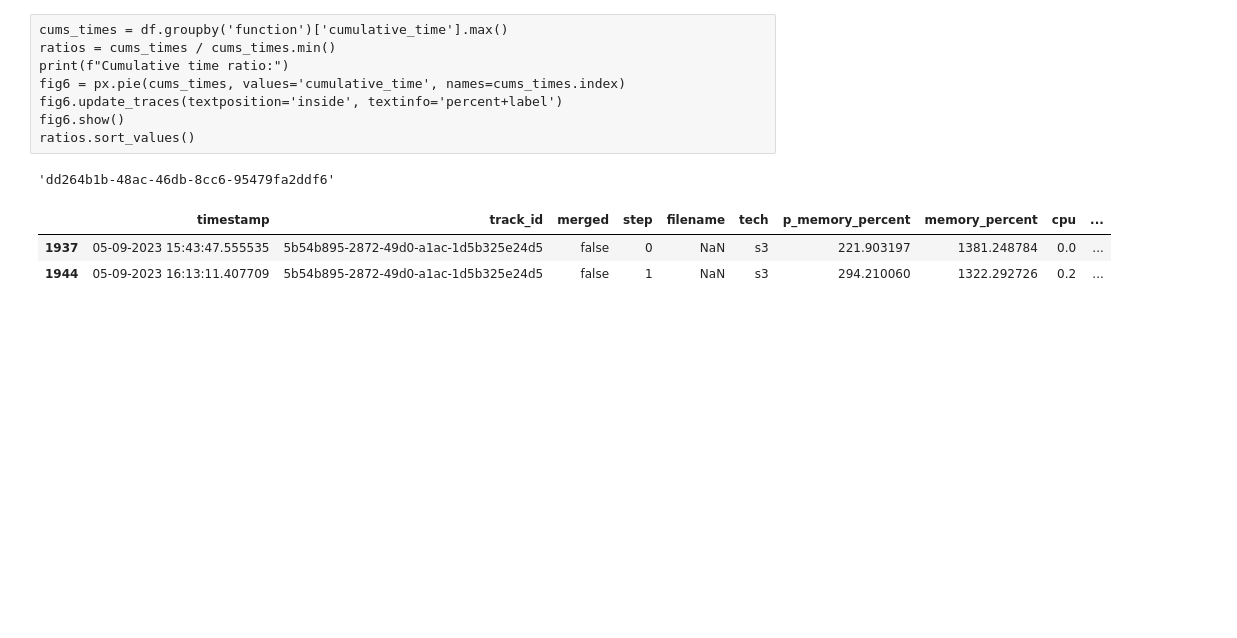
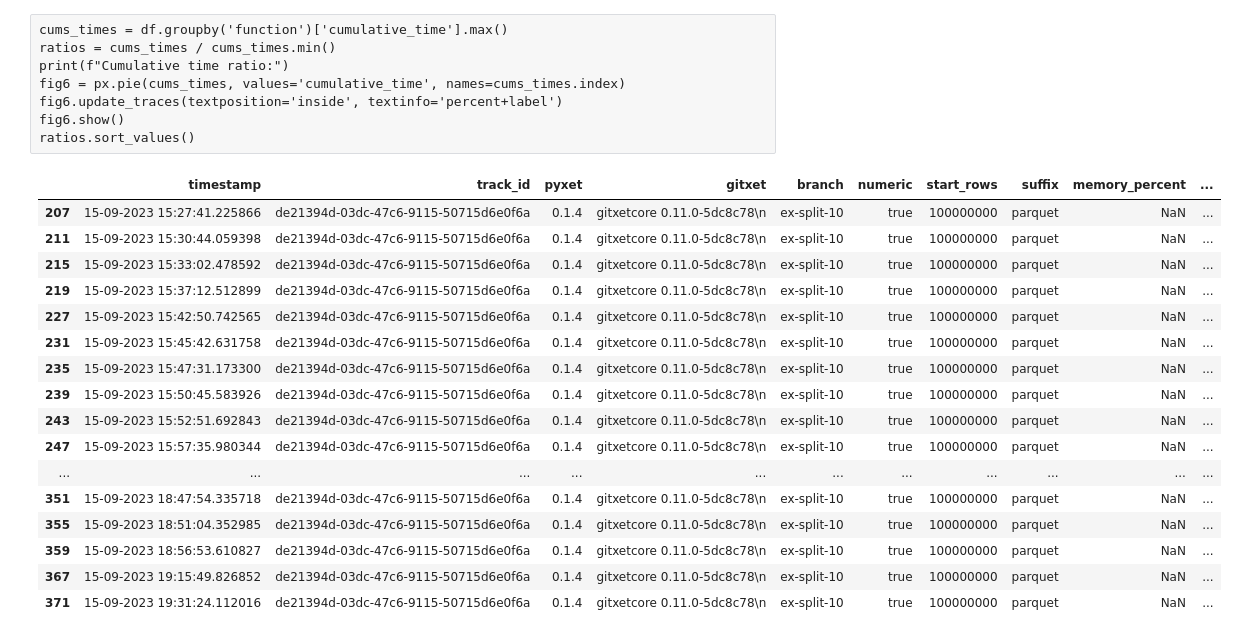
Before and after one commit to xdssio/versioning-article, a Jupyter notebook: notebooks/Analysis.ipynb, the cells around one changed output. Drawn from its saved outputs; the diff is of its cells as text; code cells hidden in the pictures; blank space fills up the shorter version.

```diff
--- a/notebooks/Analysis.ipynb
+++ b/notebooks/Analysis.ipynb
@@ -15,14 +15,11 @@ pd.set_option('display.width', 1000)
 df = Reader('../output/stats.db').to_df()
 # Filter last experiemnt
 df = df[df['track_id']==df.tail(1)['track_id'].iloc[0]]
-df = df[df['tech'] != 'shutil']
-df = df[df['tech'] != 'm1']
-df = df[df['step']>=0]
+df  = df[df['p_memory_percent'].isna()] # split total count
+df = df[df['tech']!='lfs-git']
+
 df['name'] = df['name'].str.replace('_upload', '').str.replace('_',' ')
-df= df[df['name']!='lfs git']
-# df['function'] = df['function'].str.replace('_',' ')
-# df['function'] = df['function'].str.replace(' new upload','').str.replace(' merged upload','')
-df['mb/s'] = df['file_bytes']/df['time']
+df['mb/s'] = df['file_size']/df['time']
 df.to_csv('../output/results.csv', index=False)
 errors = set(df['error'].fillna('').values)
 if len(errors) > 1:
@@ -31,5 +28,7 @@ print(f"Steps: {df['step'].max()+1}")
 print(f"Data size: {len(df)}")
 print("\nTime per tech - lower is better")
 print(f"track_id: {df['track_id'].iloc[-1]}")
-px.bar(df, x='name', y='time', color='tech').show()
+fig = px.bar(df, x='tech', y='time', color='tech')
+fig.update_layout(xaxis={'categoryorder':'total ascending'})
+fig.show()
 # %% [output]
@@ -118,13 +123,23 @@ fig6 = px.pie(cums_times, values='cumulative_time', names=cums_times.index)
 fig6.update_traces(textposition='inside', textinfo='percent+label')
 fig6.show()
 ratios.sort_values()
-# %%
-df['track_id'].iloc[-1]
-# %% [output]
-'dd264b1b-48ac-46db-8cc6-95479fa2ddf6'
-# %%
-df[df['tech']=='s3']
-# %% [output]
-|  | timestamp | track_id | merged | step | filename | tech | p_memory_percent | memory_percent | cpu | ... |
-| 1937 | 05-09-2023 15:43:47.555535 | 5b54b895-2872-49d0-a1ac-1d5b325e24d5 | false | 0 | NaN | s3 | 221.903197 | 1381.248784 | 0.0 | ... |
-| 1944 | 05-09-2023 16:13:11.407709 | 5b54b895-2872-49d0-a1ac-1d5b325e24d5 | false | 1 | NaN | s3 | 294.210060 | 1322.292726 | 0.2 | ... |
+# %%
+df
+# %% [output]
+|  | timestamp | track_id | pyxet | gitxet | branch | numeric | start_rows | suffix | memory_percent | ... |
+| 207 | 15-09-2023 15:27:41.225866 | de21394d-03dc-47c6-9115-50715d6e0f6a | 0.1.4 | gitxetcore 0.11.0-5dc8c78\n | ex-split-10 | true | 100000000 | parquet | NaN | ... |
+| 211 | 15-09-2023 15:30:44.059398 | de21394d-03dc-47c6-9115-50715d6e0f6a | 0.1.4 | gitxetcore 0.11.0-5dc8c78\n | ex-split-10 | true | 100000000 | parquet | NaN | ... |
+| 215 | 15-09-2023 15:33:02.478592 | de21394d-03dc-47c6-9115-50715d6e0f6a | 0.1.4 | gitxetcore 0.11.0-5dc8c78\n | ex-split-10 | true | 100000000 | parquet | NaN | ... |
+| 219 | 15-09-2023 15:37:12.512899 | de21394d-03dc-47c6-9115-50715d6e0f6a | 0.1.4 | gitxetcore 0.11.0-5dc8c78\n | ex-split-10 | true | 100000000 | parquet | NaN | ... |
+| 227 | 15-09-2023 15:42:50.742565 | de21394d-03dc-47c6-9115-50715d6e0f6a | 0.1.4 | gitxetcore 0.11.0-5dc8c78\n | ex-split-10 | true | 100000000 | parquet | NaN | ... |
+| 231 | 15-09-2023 15:45:42.631758 | de21394d-03dc-47c6-9115-50715d6e0f6a | 0.1.4 | gitxetcore 0.11.0-5dc8c78\n | ex-split-10 | true | 100000000 | parquet | NaN | ... |
+| 235 | 15-09-2023 15:47:31.173300 | de21394d-03dc-47c6-9115-50715d6e0f6a | 0.1.4 | gitxetcore 0.11.0-5dc8c78\n | ex-split-10 | true | 100000000 | parquet | NaN | ... |
+| 239 | 15-09-2023 15:50:45.583926 | de21394d-03dc-47c6-9115-50715d6e0f6a | 0.1.4 | gitxetcore 0.11.0-5dc8c78\n | ex-split-10 | true | 100000000 | parquet | NaN | ... |
+| 243 | 15-09-2023 15:52:51.692843 | de21394d-03dc-47c6-9115-50715d6e0f6a | 0.1.4 | gitxetcore 0.11.0-5dc8c78\n | ex-split-10 | true | 100000000 | parquet | NaN | ... |
+| 247 | 15-09-2023 15:57:35.980344 | de21394d-03dc-47c6-9115-50715d6e0f6a | 0.1.4 | gitxetcore 0.11.0-5dc8c78\n | ex-split-10 | true | 100000000 | parquet | NaN | ... |
+| ... | ... | ... | ... | ... | ... | ... | ... | ... | ... | ... |
+| 351 | 15-09-2023 18:47:54.335718 | de21394d-03dc-47c6-9115-50715d6e0f6a | 0.1.4 | gitxetcore 0.11.0-5dc8c78\n | ex-split-10 | true | 100000000 | parquet | NaN | ... |
+| 355 | 15-09-2023 18:51:04.352985 | de21394d-03dc-47c6-9115-50715d6e0f6a | 0.1.4 | gitxetcore 0.11.0-5dc8c78\n | ex-split-10 | true | 100000000 | parquet | NaN | ... |
+| 359 | 15-09-2023 18:56:53.610827 | de21394d-03dc-47c6-9115-50715d6e0f6a | 0.1.4 | gitxetcore 0.11.0-5dc8c78\n | ex-split-10 | true | 100000000 | parquet | NaN | ... |
+| 367 | 15-09-2023 19:15:49.826852 | de21394d-03dc-47c6-9115-50715d6e0f6a | 0.1.4 | gitxetcore 0.11.0-5dc8c78\n | ex-split-10 | true | 100000000 | parquet | NaN | ... |
+| 371 | 15-09-2023 19:31:24.112016 | de21394d-03dc-47c6-9115-50715d6e0f6a | 0.1.4 | gitxetcore 0.11.0-5dc8c78\n | ex-split-10 | true | 100000000 | parquet | NaN | ... |
```
Also changed, not shown: parts of 4 cells of this notebook, 20 other files.
